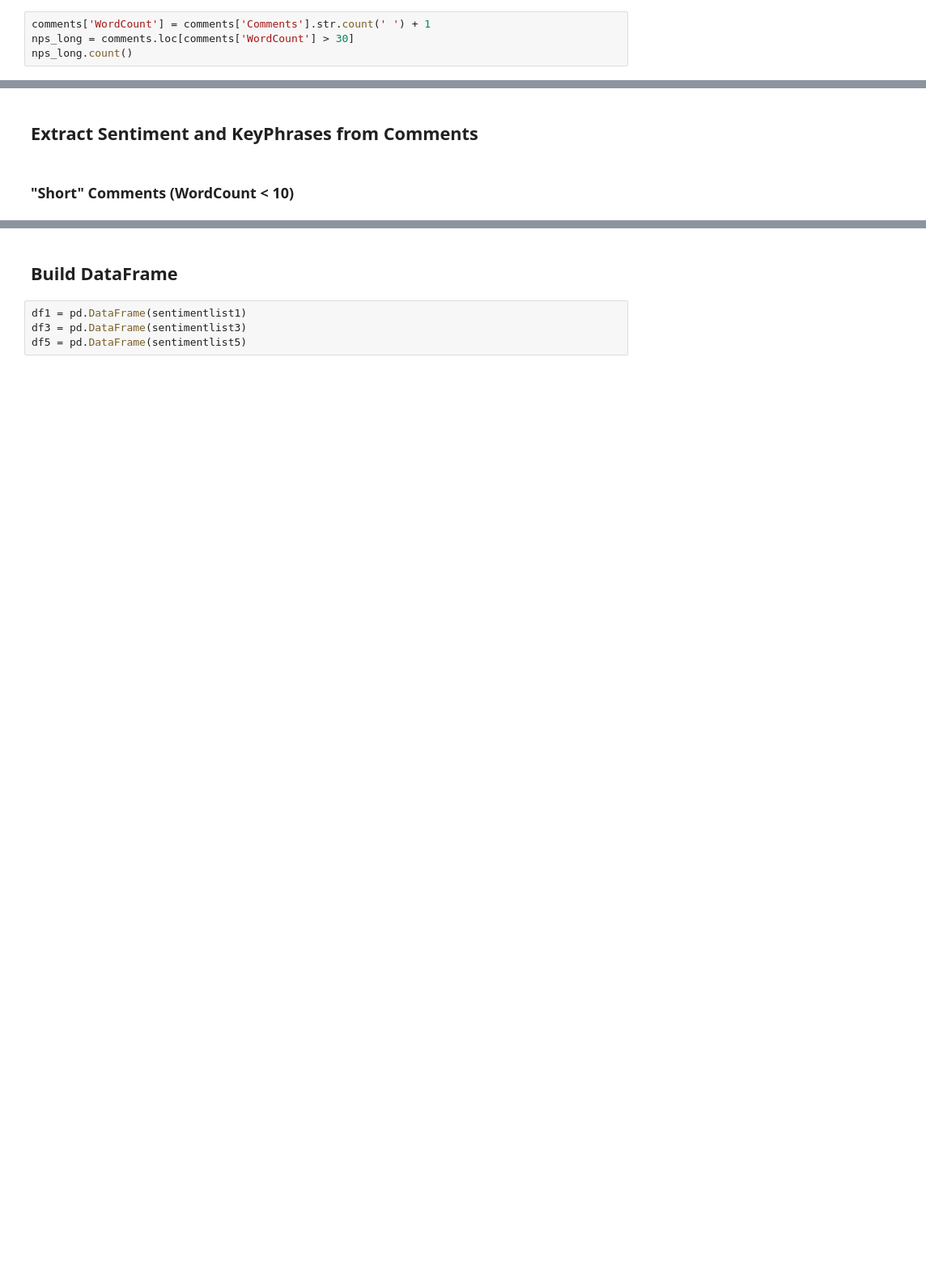
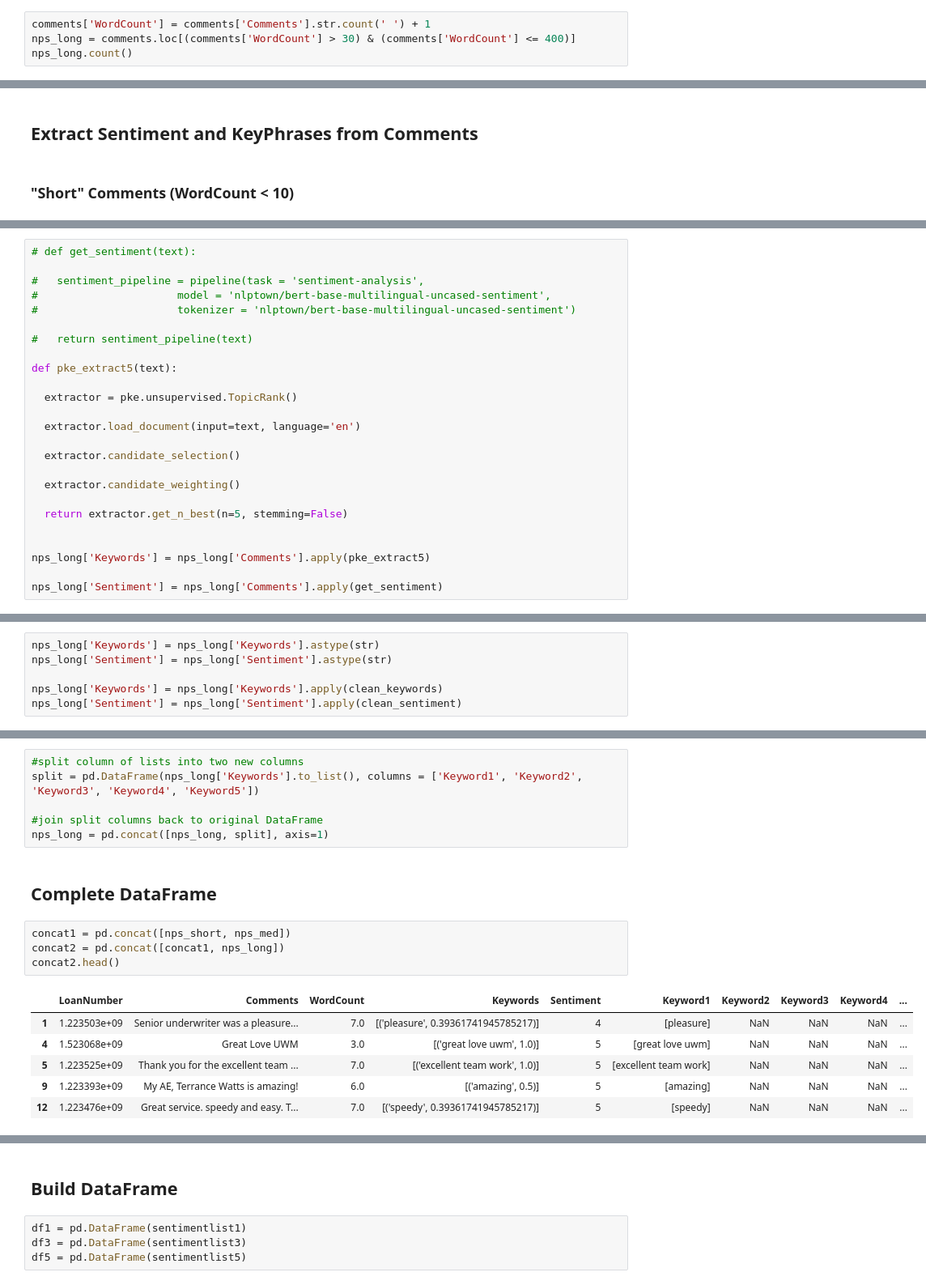
Before and after one commit to leah-apking/project3.1, a Jupyter notebook: PKE.ipynb, the cells around one changed output, grey strips where cells are left out. Shown at 81% size. Cells and saved outputs as stored; diff of their text form; blank space fills up the shorter version.

```diff
--- a/PKE.ipynb
+++ b/PKE.ipynb
@@ -94,7 +102,7 @@ WordCount     110
 dtype: int64
 # %%
 comments['WordCount'] = comments['Comments'].str.count(' ') + 1
-nps_long = comments.loc[comments['WordCount'] > 30]
+nps_long = comments.loc[(comments['WordCount'] > 30) & (comments['WordCount'] <= 400)]
 nps_long.count()
 # %% [output]
 A value is trying to be set on a copy of a slice from a DataFrame.
@@ -135,0 +278,25 @@ dtype: int64
+# %%
+# def get_sentiment(text):
+
+#   sentiment_pipeline = pipeline(task = 'sentiment-analysis',
+#                      model = 'nlptown/bert-base-multilingual-uncased-sentiment',
+#                      tokenizer = 'nlptown/bert-base-multilingual-uncased-sentiment')
+
+#   return sentiment_pipeline(text)
+
+def pke_extract5(text):
+
+  extractor = pke.unsupervised.TopicRank()
+
+  extractor.load_document(input=text, language='en')
+
+  extractor.candidate_selection()
+
+  extractor.candidate_weighting()
+
+  return extractor.get_n_best(n=5, stemming=False)
+
+
+nps_long['Keywords'] = nps_long['Comments'].apply(pke_extract5)
+
+nps_long['Sentiment'] = nps_long['Comments'].apply(get_sentiment)
@@ -135,0 +314,6 @@ dtype: int64
+# %%
+nps_long['Keywords'] = nps_long['Keywords'].astype(str)
+nps_long['Sentiment'] = nps_long['Sentiment'].astype(str)
+
+nps_long['Keywords'] = nps_long['Keywords'].apply(clean_keywords)
+nps_long['Sentiment'] = nps_long['Sentiment'].apply(clean_sentiment)
@@ -135,0 +341,19 @@ dtype: int64
+# %%
+#split column of lists into two new columns
+split = pd.DataFrame(nps_long['Keywords'].to_list(), columns = ['Keyword1', 'Keyword2', 'Keyword3', 'Keyword4', 'Keyword5'])
+
+#join split columns back to original DataFrame
+nps_long = pd.concat([nps_long, split], axis=1)
+# %% [markdown]
+## Complete DataFrame
+# %%
+concat1 = pd.concat([nps_short, nps_med])
+concat2 = pd.concat([concat1, nps_long])
+concat2.head()
+# %% [output]
+|  | LoanNumber | Comments | WordCount | Keywords | Sentiment | Keyword1 | Keyword2 | Keyword3 | Keyword4 | ... |
+| 1 | 1.223503e+09 | Senior underwriter was a pleasure... | 7.0 | [('pleasure', 0.39361741945785217)] | 4 | [pleasure] | NaN | NaN | NaN | ... |
+| 4 | 1.523068e+09 | Great Love UWM | 3.0 | [('great love uwm', 1.0)] | 5 | [great love uwm] | NaN | NaN | NaN | ... |
+| 5 | 1.223525e+09 | Thank you for the excellent team ... | 7.0 | [('excellent team work', 1.0)] | 5 | [excellent team work] | NaN | NaN | NaN | ... |
+| 9 | 1.223393e+09 | My AE, Terrance Watts is amazing! | 6.0 | [('amazing', 0.5)] | 5 | [amazing] | NaN | NaN | NaN | ... |
+| 12 | 1.223476e+09 | Great service. speedy and easy. T... | 7.0 | [('speedy', 0.39361741945785217)] | 5 | [speedy] | NaN | NaN | NaN | ... |
```
Also changed, not shown: parts of 30 cells of this notebook.
